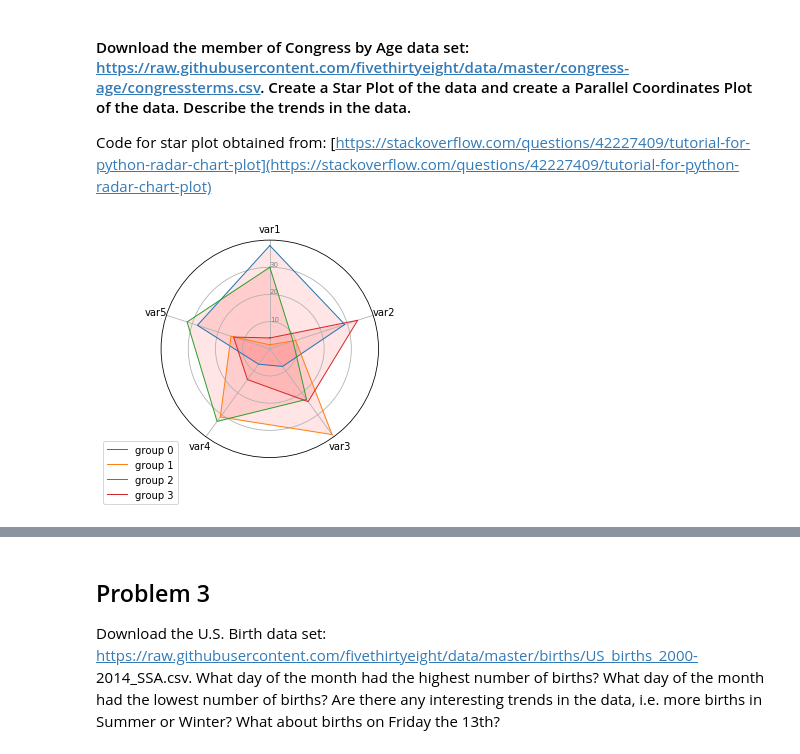
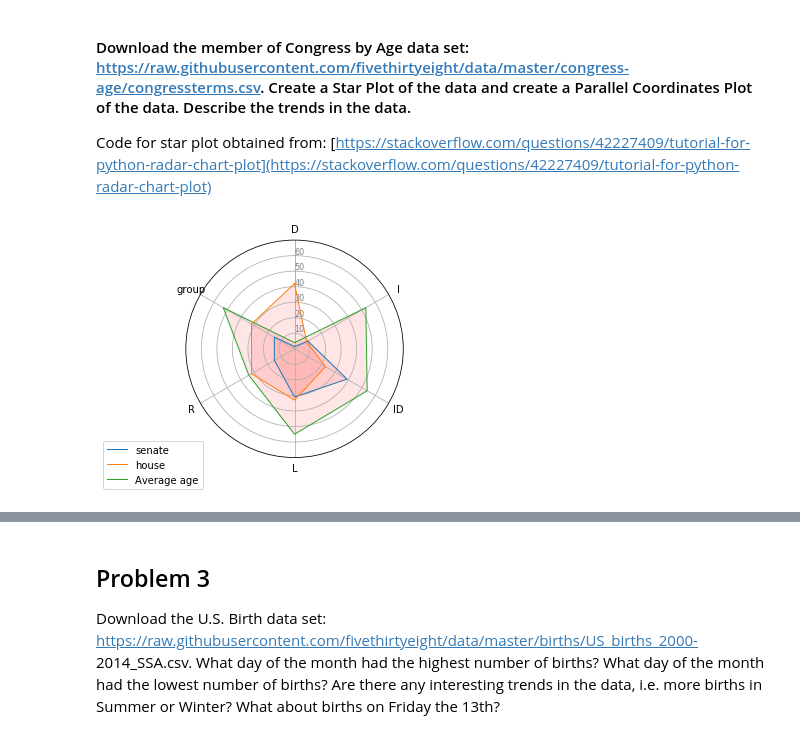
Before and after one commit to jesuszarate/VisForScientificData, a Jupyter notebook: Assignment1/Assignment1.ipynb, the cells around one changed output, grey strips where cells are left out. Saved outputs shown, nothing was run; the diff lists cells and outputs as text; code cells hidden in the pictures.

Commit message:
Finished the star plot

```diff
--- a/Assignment1/Assignment1.ipynb
+++ b/Assignment1/Assignment1.ipynb
@@ -172,82 +145,53 @@ def drawStarPlot(category, values):
 # %%
-import matplotlib.pyplot as plt
-import pandas as pd
-from math import pi
-
-# Set data
+group = ['senate','house','Average age']
 df = pd.DataFrame({
-'group': ['A','B','C','D'],
-'var1': [38, 1.5, 30, 4],
-'var2': [29, 10, 9, 34],
-'var3': [8, 39, 23, 24],
-'var4': [7, 31, 33, 14],
-'var5': [28, 15, 32, 14]
+'group': group,
+'AL': [ 1.5, 42, 4],
+'D': [ 10, 9, 53],
+'I': [ 39, 23, 54],
+'ID': [ 31, 33, 55],
+'L': [ 15, 32, 34],
+'R': [ 15, 32, 53],
 })
 
 # ------- PART 1: Create background
 
 # number of variable
 categories=list(df)[1:]
 N = len(categories)
 
+
 # What will be the angle of each axis in the plot? (we divide the plot / number of variable)
 angles = [n / float(N) * 2 * pi for n in range(N)]
 angles += angles[:1]
 
+
 # Initialise the spider plot
 ax = plt.subplot(111, polar=True)
 
-# If you want the first axis to be on top:
+# # If you want the first axis to be on top:
 ax.set_theta_offset(pi / 2)
 ax.set_theta_direction(-1)
 
-# Draw one axe per variable + add labels labels yet
-plt.xticks(angles[:-1], categories)
+# # Draw one axe per variable + add labels labels yet
+plt.xticks(angles, categories)
 
 # Draw ylabels
 ax.set_rlabel_position(0)
-plt.yticks([10,20,30], ["10","20","30"], color="grey", size=7)
-plt.ylim(0,40)
+plt.yticks([10,20,30,40,50,60], ["10","20","30","40","50","60"], color="grey", size=8)
+plt.ylim(0,70)
 
 # ------- PART 2: Add plots
-
-# Plot each individual = each line of the data
-# I d on't do a loop, because plotting more than 3 groups makes the chart unreadable
-
-# Ind1
-# values=df.loc[0].drop('group').values.flatten().tolist()
-# values += values[:1]
-# ax.plot(angles, values, linewidth=1, linestyle='solid', label="group A")
-# ax.fill(angles, values, 'b', alpha=0.1)
-
-# # Ind2
-# values=df.loc[1].drop('group').values.flatten().tolist()
-# values += values[:1]
-# ax.plot(angles, values, linewidth=1, linestyle='solid', label="group B")
-# ax.fill(angles, values, 'r', alpha=0.1)
-
-# # Ind3
-# values=df.loc[2].drop('group').values.flatten().tolist()
-# values += values[:1]
-# ax.plot(angles, values, linewidth=1, linestyle='solid', label="group B")
-# ax.fill(angles, values, 'r', alpha=0.1)
-
-# # Ind 4
-# values=df.loc[3].drop('group').values.flatten().tolist()
-# values += values[:1]
-# ax.plot(angles, values, linewidth=1, linestyle='solid', label="group B")
-# ax.fill(angles, values, 'r', alpha=0.1)
-
-for i in range(0, 4):
+for i in range(0, 3):
     values=df.loc[i].drop('group').values.flatten().tolist()
     values += values[:1]
-    ax.plot(angles, values, linewidth=1, linestyle='solid', label="group {0}".format(i))
+    ax.plot(angles, values, linewidth=1, linestyle='solid', label=group[i])
     ax.fill(angles, values, 'r', alpha=0.1)
 
 
-# Add legend
+# # Add legend
 plt.legend(loc='upper right', bbox_to_anchor=(0.1, 0.1))
 
 plt.show()
 # %% [output]
-[figure, old version]
+[figure, new version]
```
Also changed, not shown: parts of 3 cells of this notebook.
